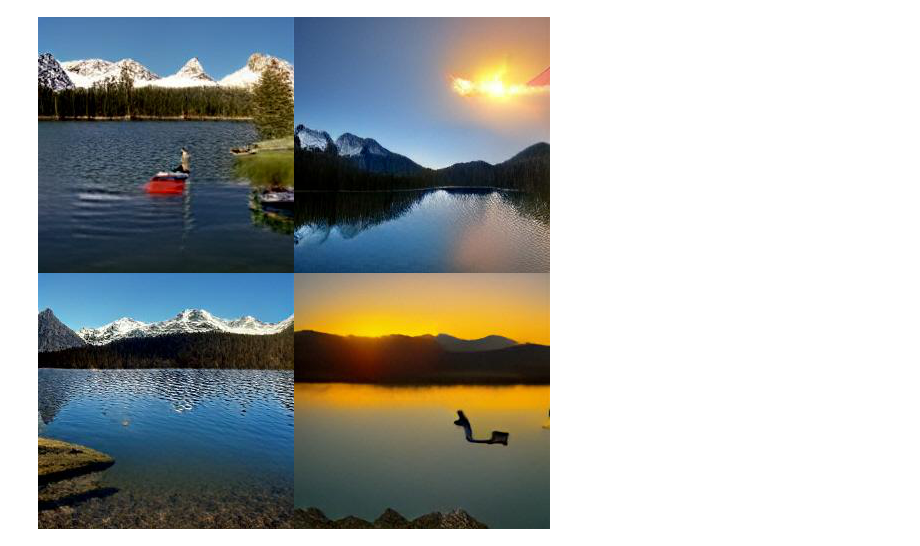
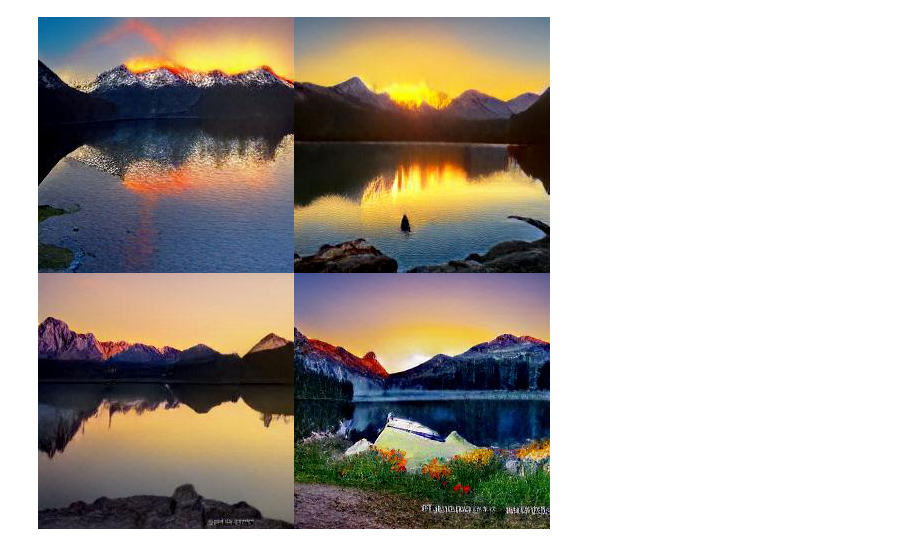
Before and after one commit to louis-li/azure-dall-e-demo, a Jupyter notebook: 03-draw.ipynb, the cells around one changed output. Saved outputs shown, nothing was run; the diff lists cells and outputs as text; code cells hidden in the pictures.

```diff
--- a/03-draw.ipynb
+++ b/03-draw.ipynb
@@ -1,28 +1,28 @@
 # %%
 from azureml.core import Workspace
 import requests, json, base64, io
 from PIL import Image
 import numpy as np
 
 dimension = 2
 
 workspace = Workspace.from_config()
 service = workspace.webservices['dall-e-endpoint']
 
 
 sample_input = json.dumps({
-    'text': 'sun raise at a lake with mountains',
+    'text': 'sunrise at a lake with mountains',
     'num_images':dimension * dimension
 })
 response = service.run(sample_input)
 returnedMsg = json.loads(response)['generatedImgs']
 
 final_image = np.zeros((256*dimension, 256*dimension,3 ))
 for idx,img in enumerate(returnedMsg):
     image = Image.open(io.BytesIO(base64.b64decode(img)))
     row_id = idx // dimension
     col_id = idx % dimension
     final_image[256*row_id:256*(row_id+1), 256*col_id:256*(col_id+1)]=np.array(image)
 Image.fromarray(np.uint8(final_image))
 # %% [output]
-[figure, old version]
+[figure, new version]
```
Also changed, not shown: 2 other files.
